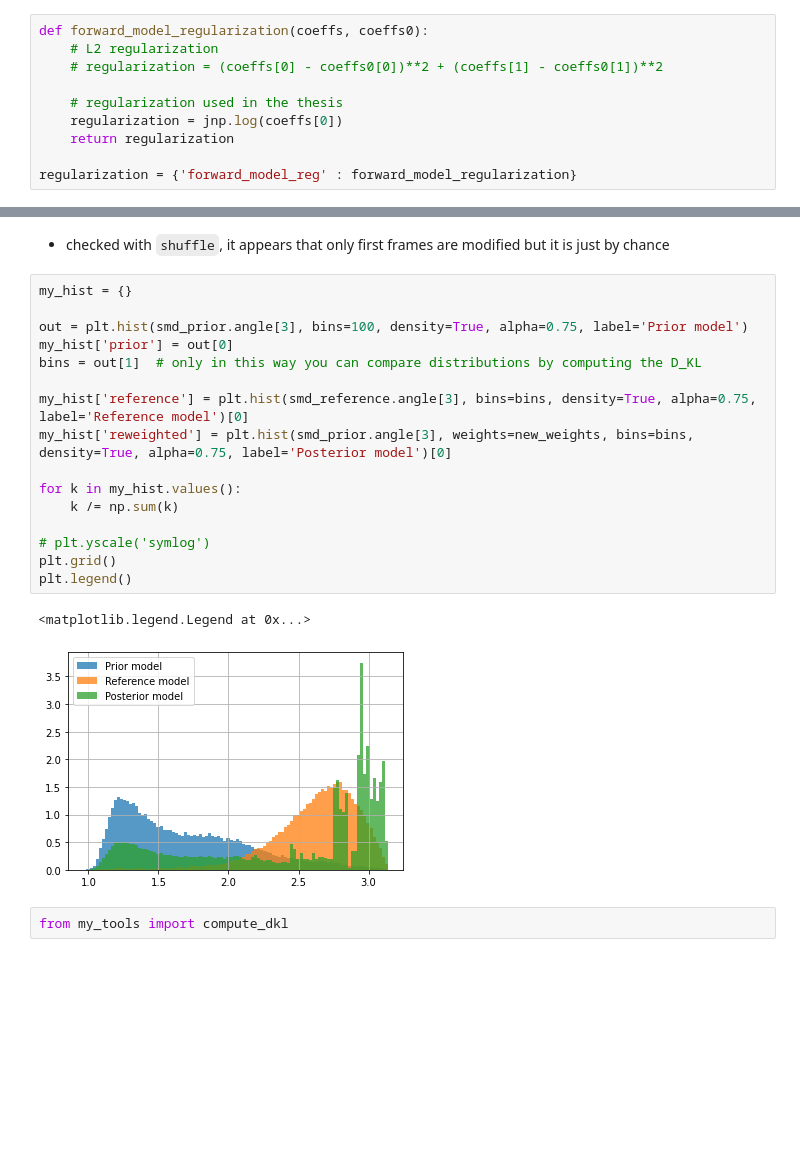
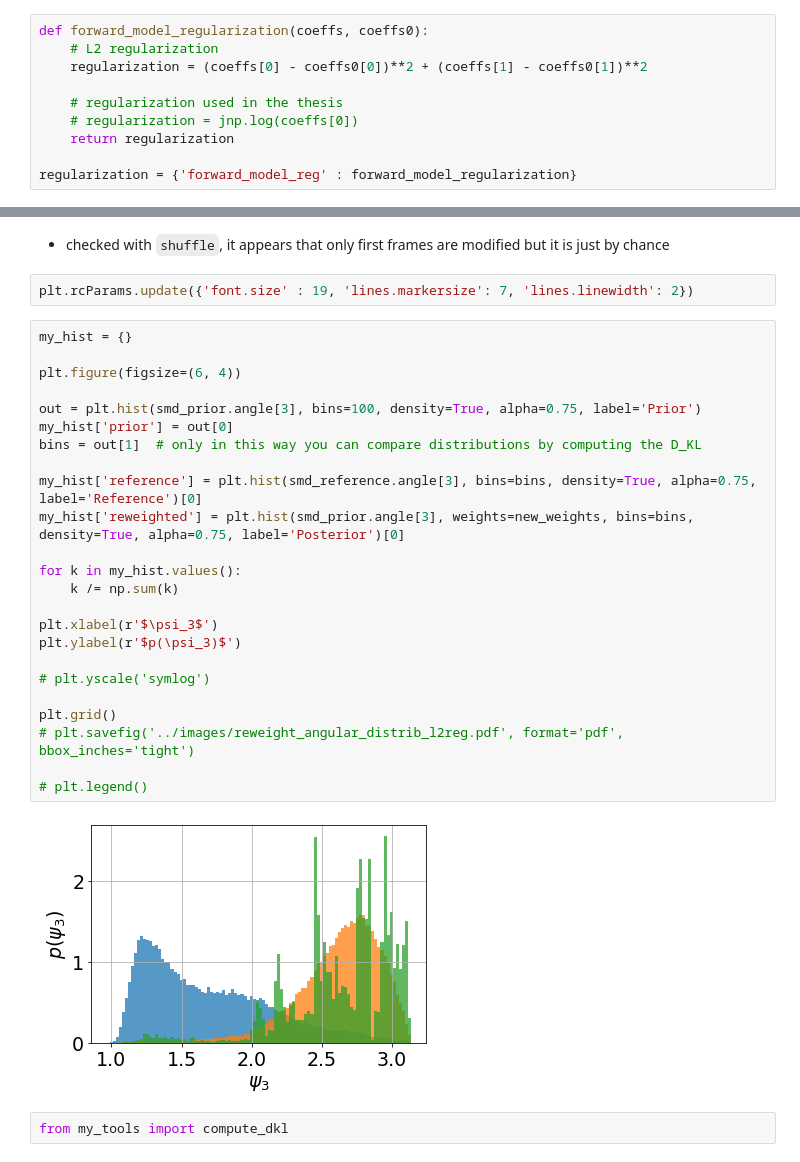
Before and after one commit to DavideDiVora/MD_refinement_on-the-fly, a Jupyter notebook: notebooks/reweighting_only.ipynb, the cells around one changed output, grey strips where cells are left out. Cells and saved outputs as stored; diff of their text form; blank space fills up the shorter version.

```diff
--- a/notebooks/reweighting_only.ipynb
+++ b/notebooks/reweighting_only.ipynb
@@ -181,10 +260,10 @@ try with different regularizations for the coefficients of the forward model
 # %%
 def forward_model_regularization(coeffs, coeffs0):
     # L2 regularization
-    # regularization = (coeffs[0] - coeffs0[0])**2 + (coeffs[1] - coeffs0[1])**2
+    regularization = (coeffs[0] - coeffs0[0])**2 + (coeffs[1] - coeffs0[1])**2
 
     # regularization used in the thesis
-    regularization = jnp.log(coeffs[0])
+    # regularization = jnp.log(coeffs[0])
     return regularization
 
 regularization = {'forward_model_reg' : forward_model_regularization}
@@ -304,24 +391,33 @@ print(dkl)
 # %% [markdown]
 - checked with `shuffle`, it appears that only first frames are modified but it is just by chance
+# %%
+plt.rcParams.update({'font.size' : 19, 'lines.markersize': 7, 'lines.linewidth': 2})
 # %%
 my_hist = {}
 
-out = plt.hist(smd_prior.angle[3], bins=100, density=True, alpha=0.75, label='Prior model')
+plt.figure(figsize=(6, 4))
+
+out = plt.hist(smd_prior.angle[3], bins=100, density=True, alpha=0.75, label='Prior')
 my_hist['prior'] = out[0]
 bins = out[1]  # only in this way you can compare distributions by computing the D_KL
 
-my_hist['reference'] = plt.hist(smd_reference.angle[3], bins=bins, density=True, alpha=0.75, label='Reference model')[0]
-my_hist['reweighted'] = plt.hist(smd_prior.angle[3], weights=new_weights, bins=bins, density=True, alpha=0.75, label='Posterior model')[0]
+my_hist['reference'] = plt.hist(smd_reference.angle[3], bins=bins, density=True, alpha=0.75, label='Reference')[0]
+my_hist['reweighted'] = plt.hist(smd_prior.angle[3], weights=new_weights, bins=bins, density=True, alpha=0.75, label='Posterior')[0]
 
 for k in my_hist.values():
     k /= np.sum(k)
 
+plt.xlabel(r'$\psi_3$')
+plt.ylabel(r'$p(\psi_3)$')
+
 # plt.yscale('symlog')
+
 plt.grid()
-plt.legend()
+# plt.savefig('../images/reweight_angular_distrib_l2reg.pdf', format='pdf', bbox_inches='tight')
+
+# plt.legend()
 # %% [output]
-<matplotlib.legend.Legend at 0x...>
-[figure, old version]
+[figure, new version]
 # %%
 from my_tools import compute_dkl
 # %%
```
Also changed, not shown: parts of 26 cells of this notebook, 2 other files.
